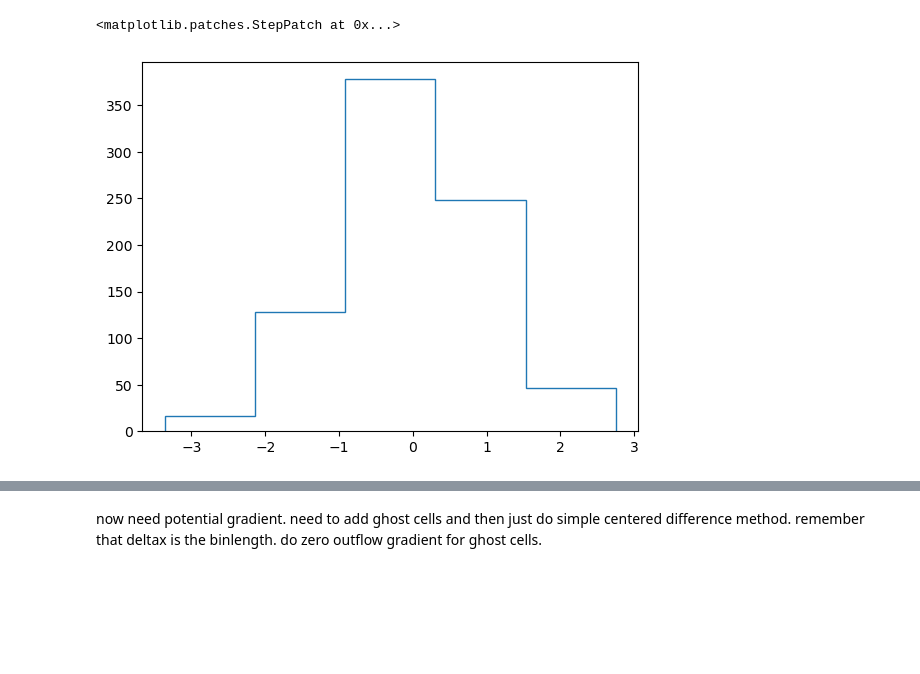
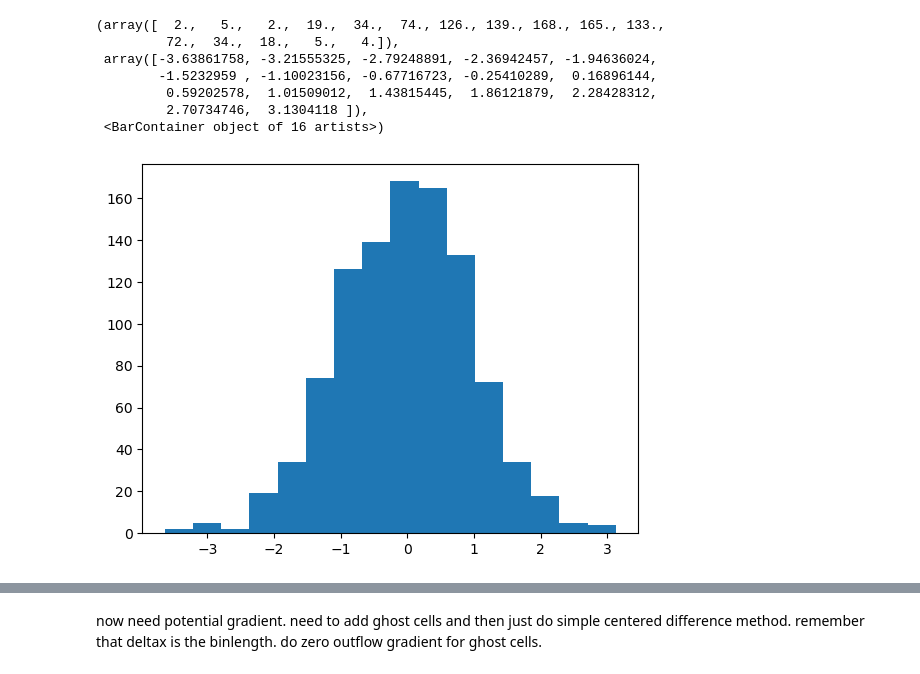
Before and after one commit to sarahedraves/CompMethodsClass, a Jupyter notebook: FFT/fft1D.ipynb, the cells around one changed output, grey strips where cells are left out. Cells and saved outputs as stored; diff of their text form; code cells hidden in the pictures; blank space fills up the shorter version.

```diff
--- a/FFT/fft1D.ipynb
+++ b/FFT/fft1D.ipynb
@@ -3,7 +3,7 @@ import numpy as np
 import matplotlib.pyplot as plt
 # %%
 numpoints=1000
-numbins=5
+numbins=16 #choose even number that is a power of two
 # %%
 points=np.random.normal(size=numpoints)
 # %%
@@ -15,5 +13,11 @@ density=counts/binlength
 # %%
-plt.stairs(density,edges)
+plt.hist(points,edges)
 # %% [output]
-<matplotlib.patches.StepPatch at 0x...>
+(array([  2.,   5.,   2.,  19.,  34.,  74., 126., 139., 168., 165., 133.,
+         72.,  34.,  18.,   5.,   4.]),
+ array([-3.63861758, -3.21555325, -2.79248891, -2.36942457, -1.94636024,
+        -1.5232959 , -1.10023156, -0.67716723, -0.25410289,  0.16896144,
+         0.59202578,  1.01509012,  1.43815445,  1.86121879,  2.28428312,
+         2.70734746,  3.1304118 ]),
+ <BarContainer object of 16 artists>)
-[figure, old version]
+[figure, new version]
```
Also changed, not shown: parts of 22 cells of this notebook.
